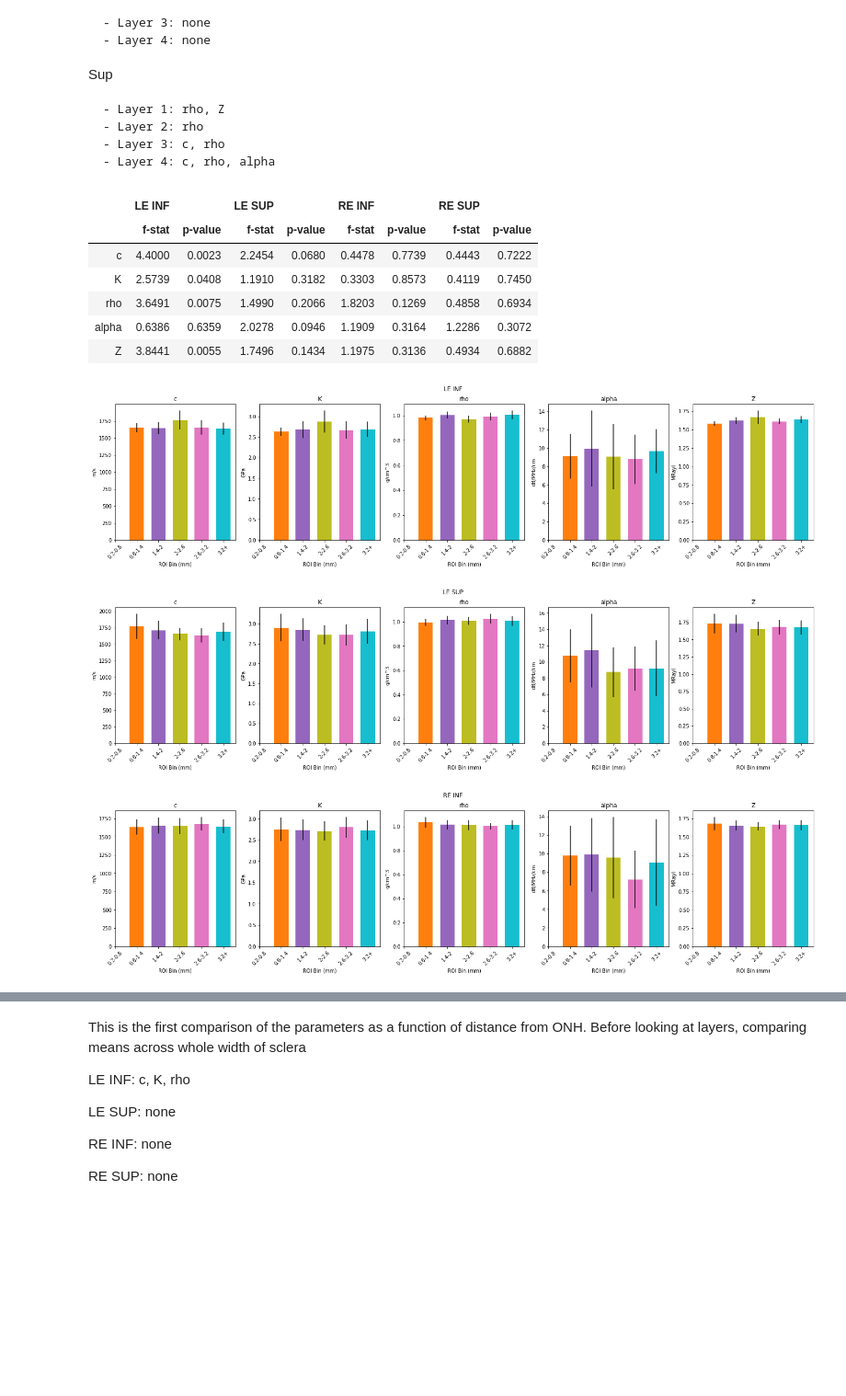
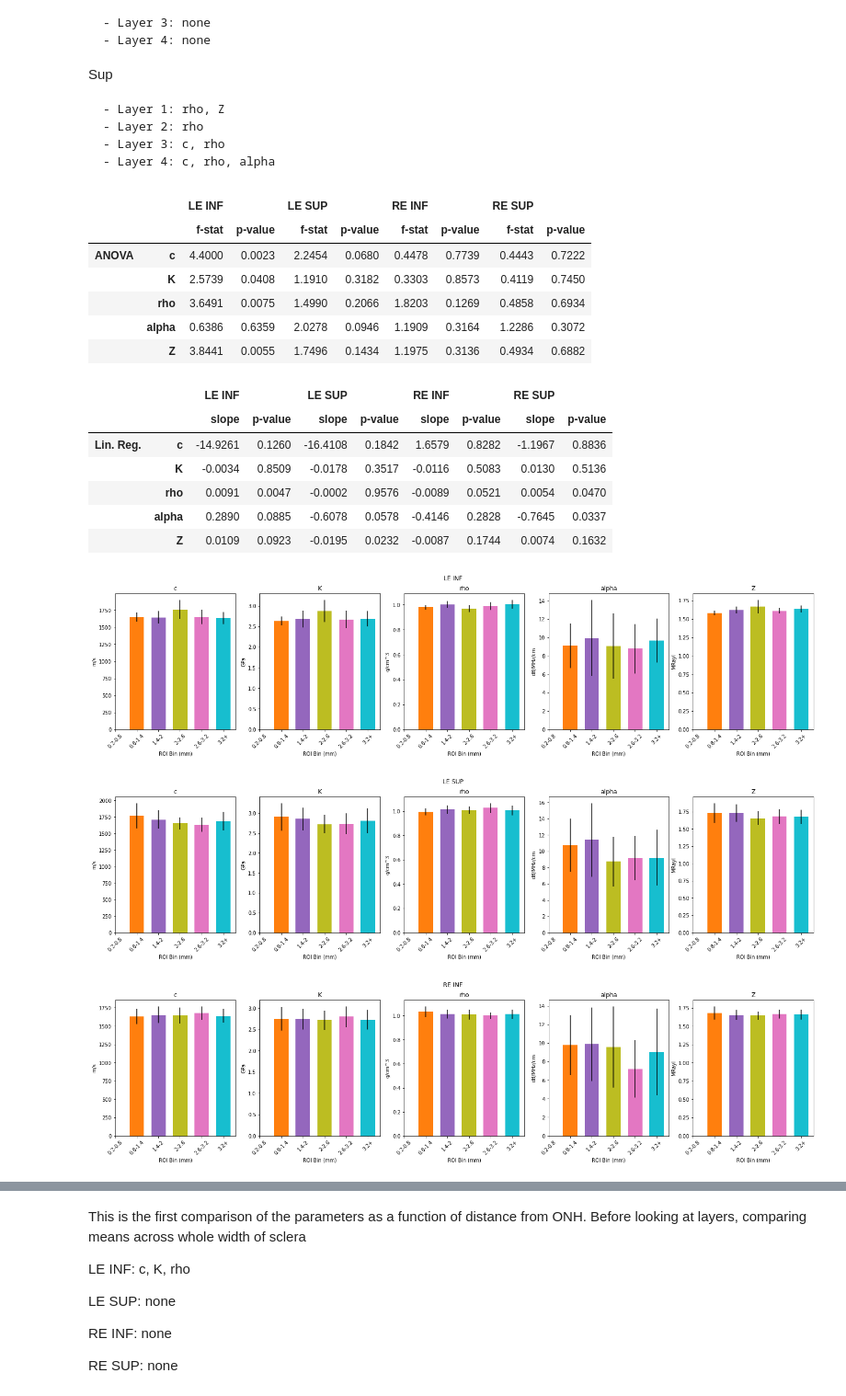
Before and after one commit to cameronhoerig/Riverside, a Jupyter notebook: SAM_Layering/QAM_Only_Hoang_Spreadsheet/QAM_Results_All_Eyes.ipynb, the cells around one changed output, grey strips where cells are left out. Shown at 92% size. Drawn from its saved outputs; the diff is of its cells as text; code cells hidden in the pictures; blank space fills up the shorter version.

```diff
--- a/SAM_Layering/QAM_Only_Hoang_Spreadsheet/QAM_Results_All_Eyes.ipynb
+++ b/SAM_Layering/QAM_Only_Hoang_Spreadsheet/QAM_Results_All_Eyes.ipynb
@@ -33,7 +33,6 @@ in_data = in_data[in_data['ROI'] >= 0.2]
 #in_data['roi_bin'] = pd.cut(in_data['ROI'],[0.2,0.8, 1.4, 2, 2.6, 3.2, 3.8, 4.4, 10],labels=['0.2-0.8','0.8-1.4','1.4-2','2-2.6','2.6-3.2','3.2-3.8','3.8-4.4','4.4+'])
 roi_bin = pd.cut(in_data['ROI'],[0.2,0.8, 1.4, 2, 2.6, 3.2, 10],labels=['0.2-0.8','0.8-1.4','1.4-2','2-2.6','2.6-3.2','3.2+'])
 in_data['roi_bin'] = roi_bin
-in_data['roi_bin_centers'] = in_data['roi_bin'].apply(lambda x: x.mid)
 
 in_data.head() # quick inspection of the first five rows
 # %% [output]
@@ -797,12 +802,14 @@ num_bins = len(roi_bins)
 x_pos = np.linspace(-num_bins/2,num_bins/2,num_bins)
 
 temp_df_list = []
+temp_reg_df_list = []
 
 for ee, this_eye in enumerate(eye_list):
     for rr, this_reg in enumerate(reg_list):
         this_df = in_data[in_data['Eye'] == this_eye]
         this_df = this_df[this_df['Region'] == this_reg]
         temp_res = np.zeros((num_param,2))
+        temp_lin_res = np.zeros((num_param,2))
 
         this_fig, this_ax = plt.subplots(1,num_param,figsize=((5*num_param,5)))
         this_ax = this_ax.ravel()
@@ -830,40 +837,60 @@ for ee, this_eye in enumerate(eye_list):
             for ll in range(len(this_data_list)):
                 if len(this_data_list[ll]) > 0:
                     copy_list.append(this_data_list[ll])
                     bin_list.append(roi_bins[ll])
 
 
             this_f, this_p = scipy.stats.f_oneway(*copy_list) # the '*' is used to unpack the argument list
             temp_res[pp,:] = [this_f,this_p]
 
             fit_y = this_df.groupby('ROI',as_index=False).mean()[this_param].values.reshape((-1,1))
             fit_x = this_df.groupby('ROI',as_index=False).mean()['ROI'].values.reshape((-1,1))
 
             slope, intercept, r_value, p_value, std_err = scipy.stats.linregress(fit_x.ravel(),fit_y.ravel())
+            temp_lin_res[pp,:] = [slope, p_value]
 
         this_fig.suptitle(f"{this_eye} {this_reg}")
 
         save_str = f"param_by_roi_{this_eye}_{this_reg}.png"
 
         this_fig.savefig(save_str,dpi=200,bbox_inches='tight')
 
+        # DataFrame to hold all of the ANOVA results
         temp_df = pd.DataFrame(temp_res,columns=['f-stat','p-value'],index=param_list)
         temp_df.columns = pd.MultiIndex.from_product([[this_eye+' '+this_reg], temp_df.columns])
 
         temp_df_list.append(temp_df.copy())
 
+        # DataFrame to hold all of the linear regression results
+        temp_df = pd.DataFrame(temp_lin_res,columns=['slope','p-value'],index=param_list)
+        temp_df.columns = pd.MultiIndex.from_product([[this_eye+' '+this_reg], temp_df.columns])
+
+        temp_reg_df_list.append(temp_df.copy())
+
 
 full_df = pd.concat(temp_df_list,axis=1)
+full_df.index = pd.MultiIndex.from_product([['ANOVA'], full_df.index])
+
+full_reg_df = pd.concat(temp_reg_df_list,axis=1)
+full_reg_df.index = pd.MultiIndex.from_product([['Lin. Reg.'], full_reg_df.index])
 
 display(full_df)
+display(full_reg_df)
 # %% [output]
-|  | LE INF |  | LE SUP |  | RE INF |  | RE SUP |  |
-|  | f-stat | p-value | f-stat | p-value | f-stat | p-value | f-stat | p-value |
-| c | 4.4000 | 0.0023 | 2.2454 | 0.0680 | 0.4478 | 0.7739 | 0.4443 | 0.7222 |
-| K | 2.5739 | 0.0408 | 1.1910 | 0.3182 | 0.3303 | 0.8573 | 0.4119 | 0.7450 |
-| rho | 3.6491 | 0.0075 | 1.4990 | 0.2066 | 1.8203 | 0.1269 | 0.4858 | 0.6934 |
-| alpha | 0.6386 | 0.6359 | 2.0278 | 0.0946 | 1.1909 | 0.3164 | 1.2286 | 0.3072 |
-| Z | 3.8441 | 0.0055 | 1.7496 | 0.1434 | 1.1975 | 0.3136 | 0.4934 | 0.6882 |
+|  |  | LE INF |  | LE SUP |  | RE INF |  | RE SUP |  |
+|  |  | f-stat | p-value | f-stat | p-value | f-stat | p-value | f-stat | p-value |
+| ANOVA | c | 4.4000 | 0.0023 | 2.2454 | 0.0680 | 0.4478 | 0.7739 | 0.4443 | 0.7222 |
+|  | K | 2.5739 | 0.0408 | 1.1910 | 0.3182 | 0.3303 | 0.8573 | 0.4119 | 0.7450 |
+|  | rho | 3.6491 | 0.0075 | 1.4990 | 0.2066 | 1.8203 | 0.1269 | 0.4858 | 0.6934 |
+|  | alpha | 0.6386 | 0.6359 | 2.0278 | 0.0946 | 1.1909 | 0.3164 | 1.2286 | 0.3072 |
+|  | Z | 3.8441 | 0.0055 | 1.7496 | 0.1434 | 1.1975 | 0.3136 | 0.4934 | 0.6882 |
+|  |  | LE INF |  | LE SUP |  | RE INF |  | RE SUP |  |
+|  |  | slope | p-value | slope | p-value | slope | p-value | slope | p-value |
+| Lin. Reg. | c | -14.9261 | 0.1260 | -16.4108 | 0.1842 | 1.6579 | 0.8282 | -1.1967 | 0.8836 |
+|  | K | -0.0034 | 0.8509 | -0.0178 | 0.3517 | -0.0116 | 0.5083 | 0.0130 | 0.5136 |
+|  | rho | 0.0091 | 0.0047 | -0.0002 | 0.9576 | -0.0089 | 0.0521 | 0.0054 | 0.0470 |
+|  | alpha | 0.2890 | 0.0885 | -0.6078 | 0.0578 | -0.4146 | 0.2828 | -0.7645 | 0.0337 |
+|  | Z | 0.0109 | 0.0923 | -0.0195 | 0.0232 | -0.0087 | 0.1744 | 0.0074 | 0.1632 |
 [figure]
 [figure]
 [figure]
```
Also changed, not shown: parts of 7 cells of this notebook.
